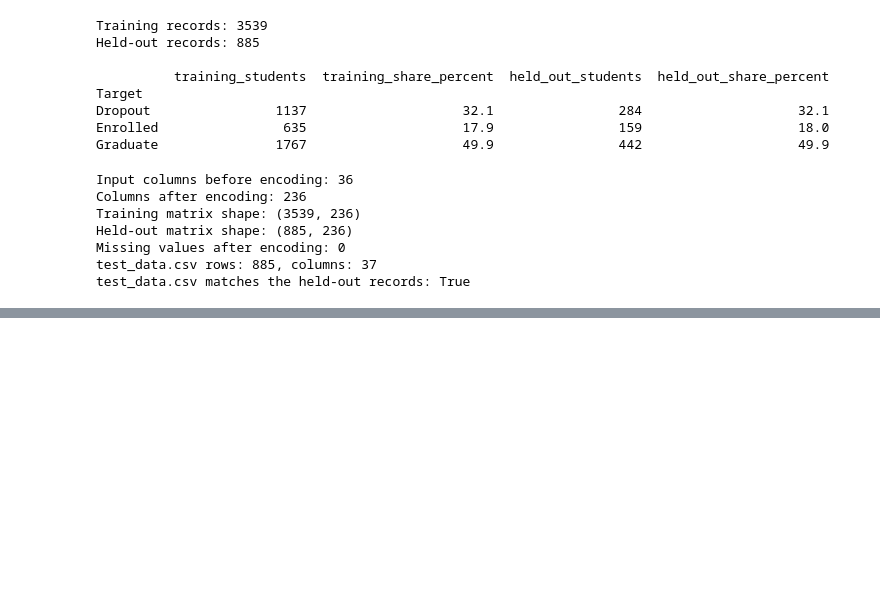
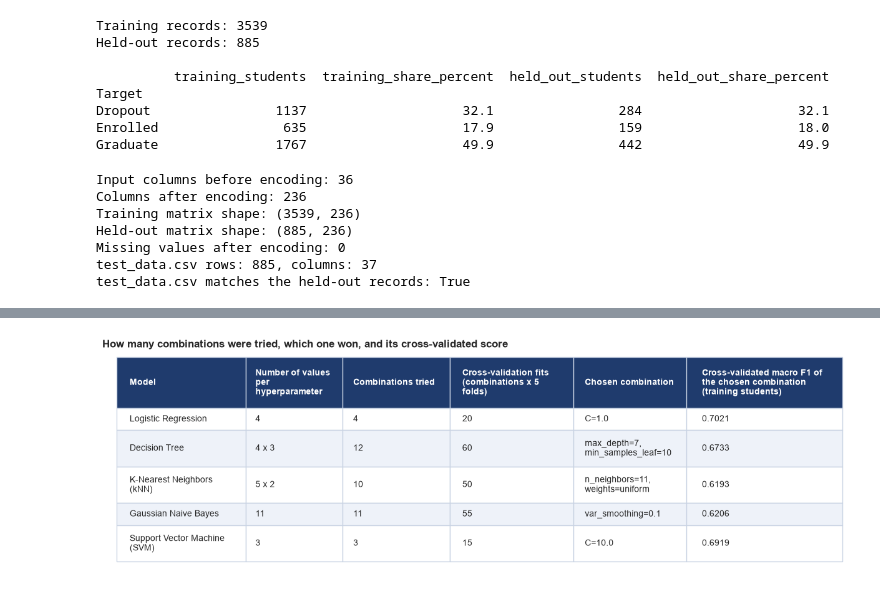
Before and after one commit to ShivkumarSSoni/gradpath-ai, a Jupyter notebook: notebooks/gradpath_end_to_end_analysis.ipynb, the cells around one changed output, grey strips where cells are left out. Cells and saved outputs as stored; diff of their text form; code cells hidden in the pictures; blank space fills up the shorter version.

```diff
--- a/notebooks/gradpath_end_to_end_analysis.ipynb
+++ b/notebooks/gradpath_end_to_end_analysis.ipynb
@@ -210,0 +383,30 @@ test_data.csv matches the held-out records: True
+# %%
+cross_validated_rows = []
+for classifier_kind in ClassifierKind.all_kinds():
+    settings_search = model_repository.load_model(classifier_kind).named_steps["classifier"]
+    cross_validated_rows.append(
+        {
+            "Model": classifier_kind.display_name,
+            "Number of values per hyperparameter": " x ".join(str(len(values)) for values in settings_search.param_grid.values()),
+            "Combinations tried": len(settings_search.cv_results_["params"]),
+            "Cross-validation fits (combinations x 5 folds)": len(settings_search.cv_results_["params"]) * settings_search.cv.get_n_splits(),
+            # The SVM is wrapped in a calibration step, so its names start with "estimator__".
+            "Chosen combination": ", ".join(
+                f"{name.replace('estimator__', '')}={value}" for name, value in settings_search.best_params_.items()
+            ),
+            "Cross-validated macro F1 of the chosen combination (training students)": round(settings_search.best_score_, 4),
+        }
+    )
+draw_table_as_image(
+    pd.DataFrame(cross_validated_rows),
+    figure_width=15,
+    wrap_widths={
+        "Number of values per hyperparameter": 16,
+        "Cross-validation fits (combinations x 5 folds)": 22,
+        "Chosen combination": 24,
+        "Cross-validated macro F1 of the chosen combination (training students)": 28,
+    },
+    title="How many combinations were tried, which one won, and its cross-validated score",
+)
+# %% [output]
+[figure, added]
```
Also changed, not shown: parts of 27 cells of this notebook, 16 other files.
